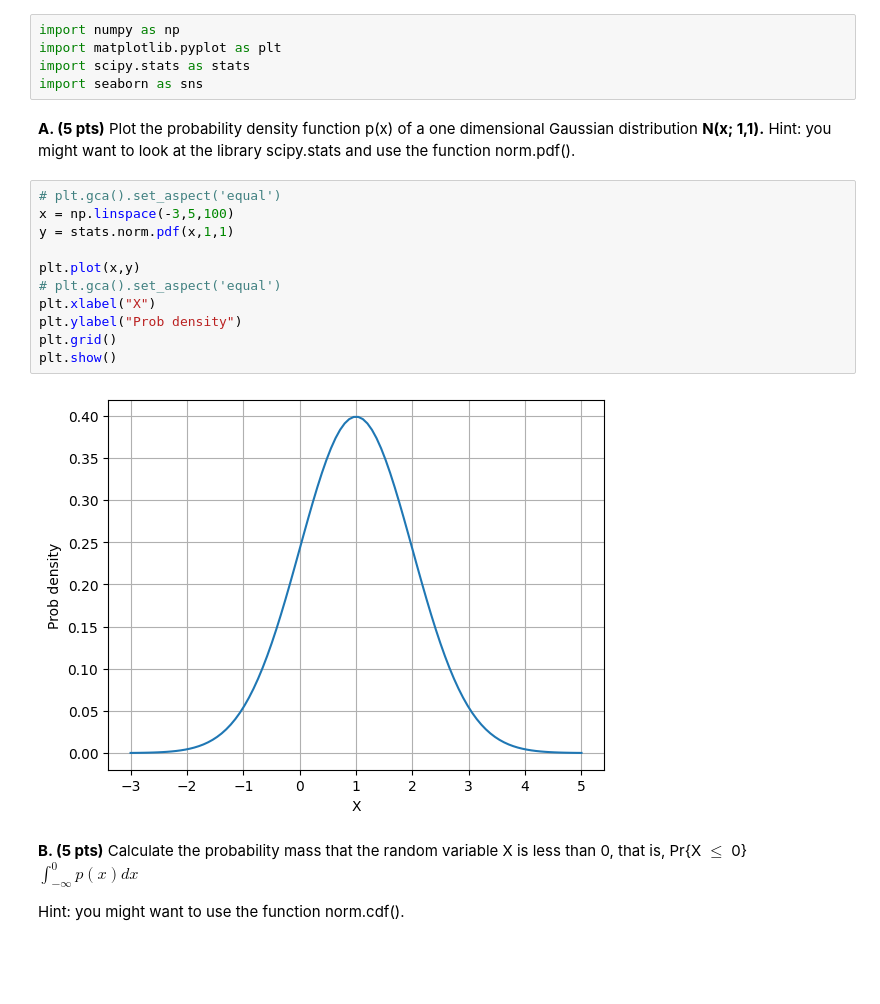
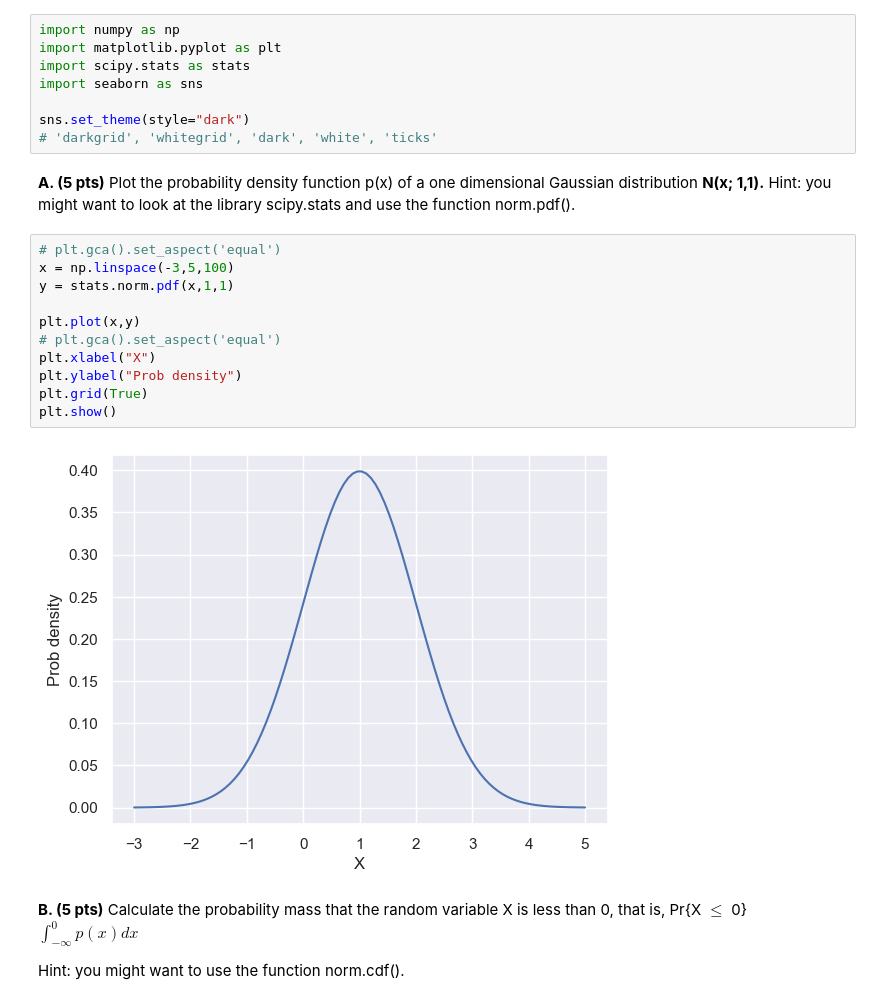
Before and after one commit to HerMak56/perception-in-robotics, a Jupyter notebook: HomeWork/PS1/PS1_Solution.ipynb, the cells around one changed output. Cells and saved outputs as stored; diff of their text form; blank space fills up the shorter version.

```diff
--- a/HomeWork/PS1/PS1_Solution.ipynb
+++ b/HomeWork/PS1/PS1_Solution.ipynb
@@ -6,22 +6,25 @@ import numpy as np
 import matplotlib.pyplot as plt
 import scipy.stats as stats
 import seaborn as sns
+
+sns.set_theme(style="dark")
+# 'darkgrid', 'whitegrid', 'dark', 'white', 'ticks'
 # %% [markdown]
 **A. (5 pts)** Plot the probability density function p(x) of a one dimensional Gaussian distribution **N(x; 1,1).**
 Hint: you might want to look at the library scipy.stats and use the function norm.pdf().
 # %%
 # plt.gca().set_aspect('equal')
 x = np.linspace(-3,5,100)
 y = stats.norm.pdf(x,1,1)
 
 plt.plot(x,y)
 # plt.gca().set_aspect('equal')
 plt.xlabel("X")
 plt.ylabel("Prob density")
-plt.grid()
+plt.grid(True)
 plt.show()
 # %% [output]
-[figure, old version]
+[figure, new version]
 # %% [markdown]
 **B. (5 pts)** Calculate the probability mass that the random variable X is less than 0, that is, Pr{X $\leq$ 0} $\int_{-\infty}^0 p(x)dx $
 
```
Also changed, not shown: parts of 15 cells of this notebook.
